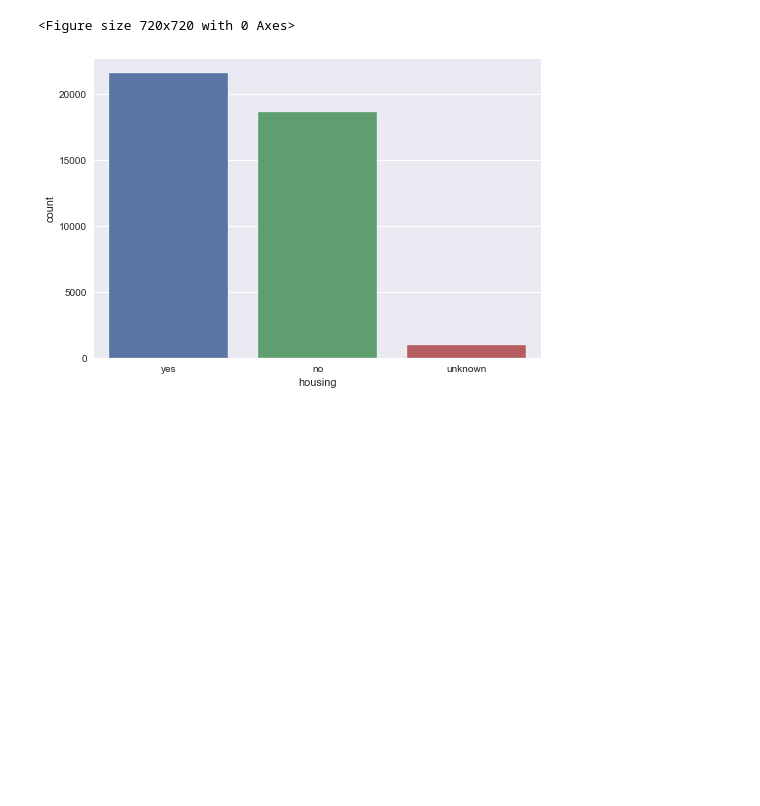
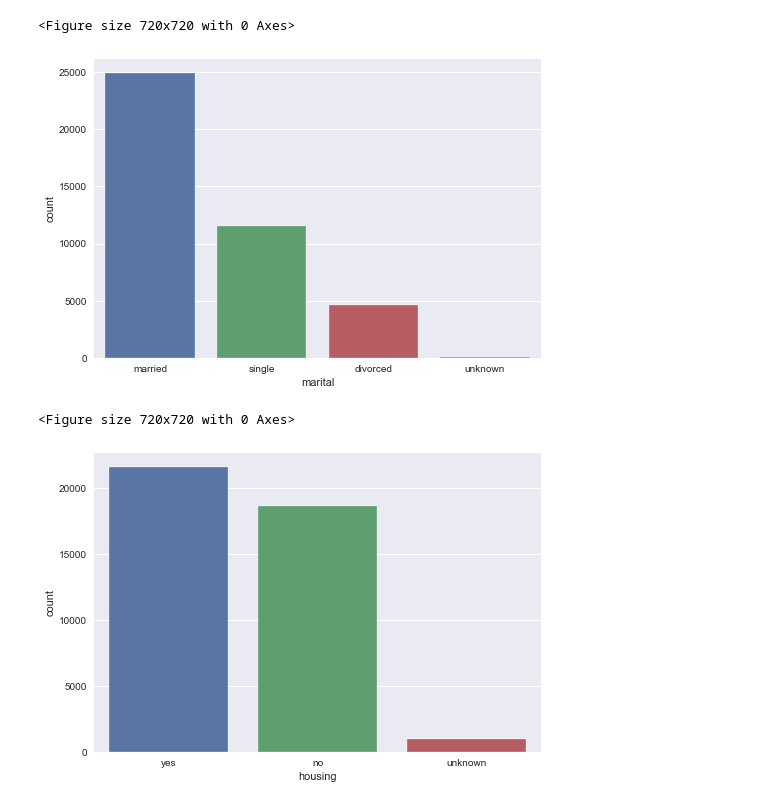
Before and after one commit to pramudianzaheka92/DeepLearning, a Jupyter notebook: Pengujian Model Machine Learning & Deep Learning Dengan Data Bank Marketing.ipynb, the cells around one changed output. Drawn from its saved outputs; the diff is of its cells as text; code cells hidden in the pictures; blank space fills up the shorter version.

```diff
--- a/Pengujian Model Machine Learning & Deep Learning Dengan Data Bank Marketing.ipynb
+++ b/Pengujian Model Machine Learning & Deep Learning Dengan Data Bank Marketing.ipynb
@@ -201,6 +202,15 @@ plt.show()
 # %% [output]
 [figure]
 <Figure size 720x720 with 0 Axes>
+# %%
+# Melakukan visualisasi untuk kolom housing
+
+sns.countplot(x="marital", data=data_bank)
+plt.figure(figsize=(10, 10))
+plt.show()
+# %% [output]
+[figure, added]
+<Figure size 720x720 with 0 Axes>
 # %%
 # Melakukan visualisasi untuk kolom housing
 
```
Also changed, not shown: parts of 65 cells of this notebook.
